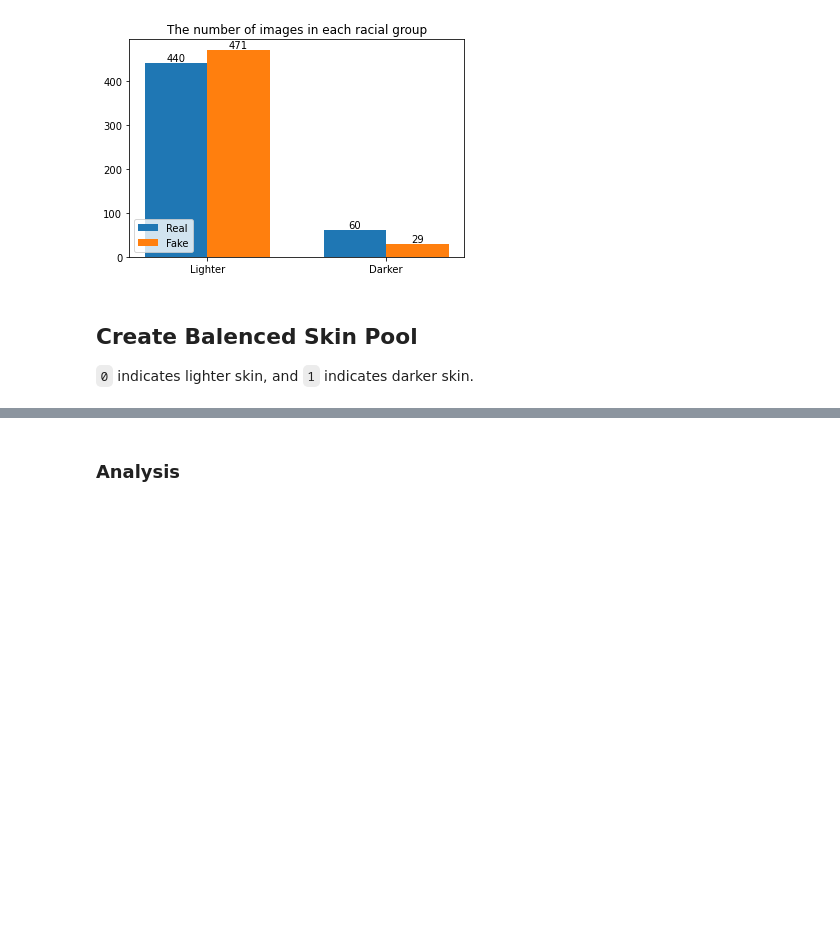
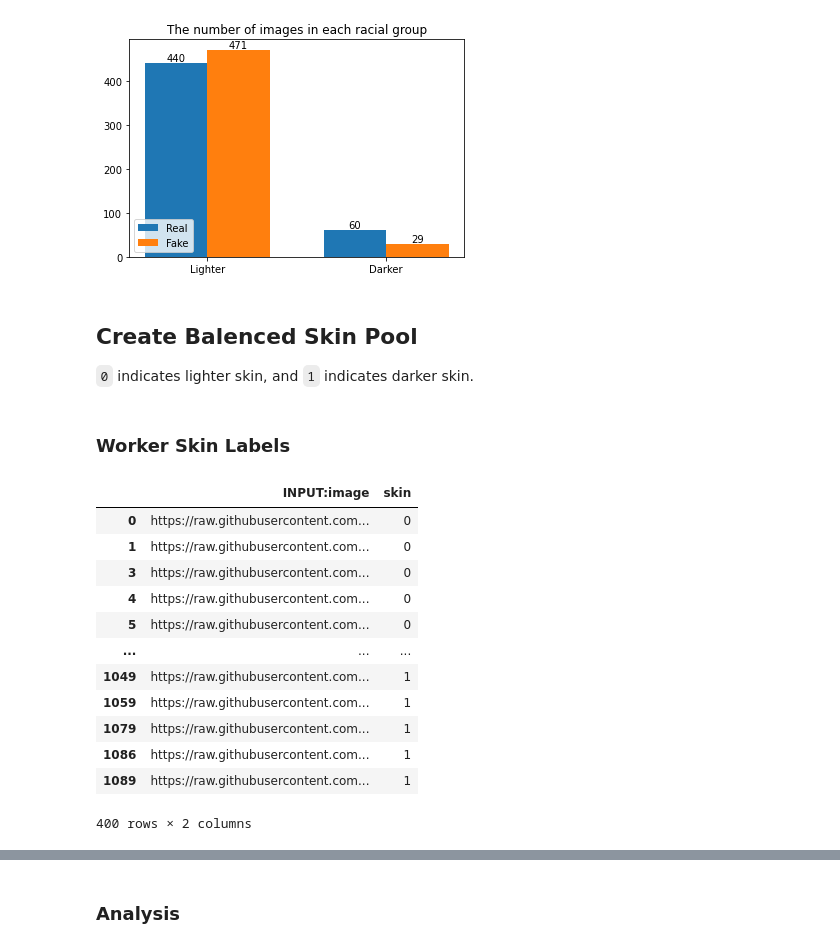
Before and after one commit to BirkhoffG/crowd_project, a Jupyter notebook: fairness.ipynb, the cells around one changed output, grey strips where cells are left out. Saved outputs shown, nothing was run; the diff lists cells and outputs as text; code cells hidden in the pictures; blank space fills up the shorter version.

```diff
--- a/fairness.ipynb
+++ b/fairness.ipynb
@@ -179,3 +185,21 @@ control_task['INPUT:image'] = balanced_set['INPUT:image']
 control_task['GOLDEN:result'] = [0] * 200 + [1] * 200
 # %%
 control_task[['INPUT:image', 'GOLDEN:result']].to_csv('control_tasks.tsv', index=None, sep='\t')
+# %% [markdown]
+### Worker Skin Labels
+# %%
+balanced_set
+# %% [output]
+|  | INPUT:image | skin |
+| 0 | https://raw.githubusercontent.com... | 0 |
+| 1 | https://raw.githubusercontent.com... | 0 |
+| 3 | https://raw.githubusercontent.com... | 0 |
+| 4 | https://raw.githubusercontent.com... | 0 |
+| 5 | https://raw.githubusercontent.com... | 0 |
+| ... | ... | ... |
+| 1049 | https://raw.githubusercontent.com... | 1 |
+| 1059 | https://raw.githubusercontent.com... | 1 |
+| 1079 | https://raw.githubusercontent.com... | 1 |
+| 1086 | https://raw.githubusercontent.com... | 1 |
+| 1089 | https://raw.githubusercontent.com... | 1 |
+400 rows × 2 columns
```
Also changed, not shown: parts of 11 cells of this notebook, 6 other files.
